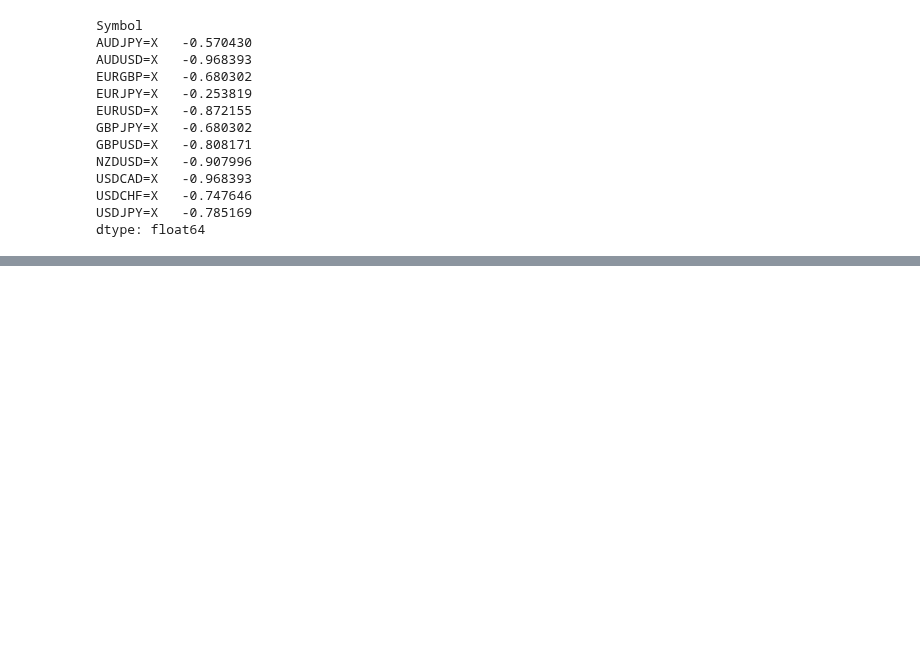
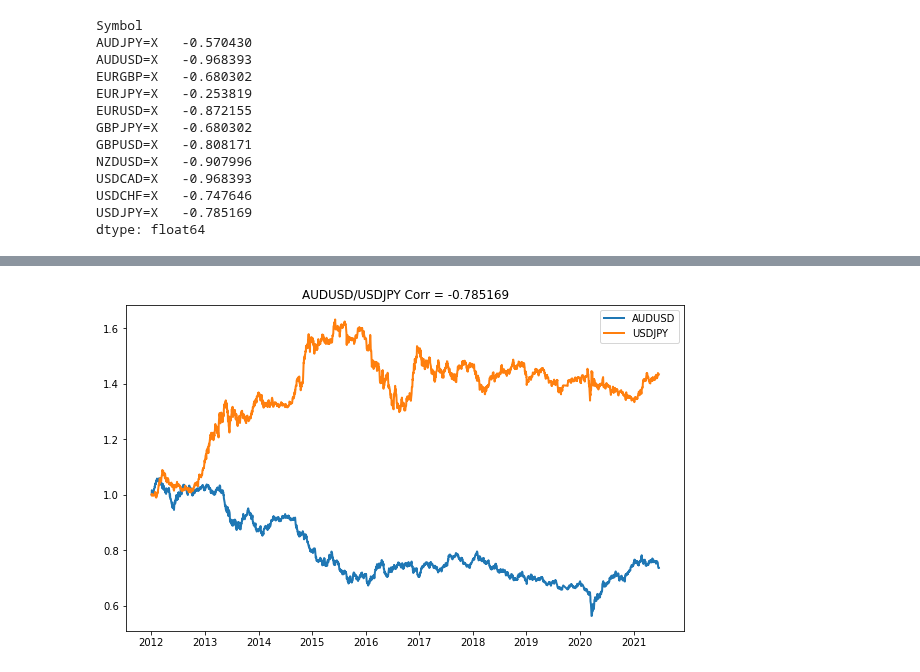
Before and after one commit to tutalae/practice-for-analysing-and-predict-the-price-of-crypto-currency, a Jupyter notebook: Corr_.ipynb, the cells around one changed output, grey strips where cells are left out. Cells and saved outputs as stored; diff of their text form; code cells hidden in the pictures; blank space fills up the shorter version.

```diff
--- a/Corr_.ipynb
+++ b/Corr_.ipynb
@@ -150,0 +121,14 @@ print(nanmean(b))
+# %%
+fig, ax = plt.subplots(figsize=(10,6))
+
+d = df_pivot["Date"]
+t = df_pivot["AUDUSD=X"]/df_pivot["AUDUSD=X"].iloc[0]
+s = df_pivot["USDJPY=X"]/df_pivot["USDJPY=X"].iloc[0]
+
+plt.title("AUDUSD/USDJPY Corr = -0.785169")
+line, = plt.plot(d, t, lw=2, label='AUDUSD')
+line, = plt.plot(d, s, lw=2, label='USDJPY')
+plt.legend()
+plt.show()
+# %% [output]
+[figure, added]
```
Also changed, not shown: parts of 3 cells of this notebook.
